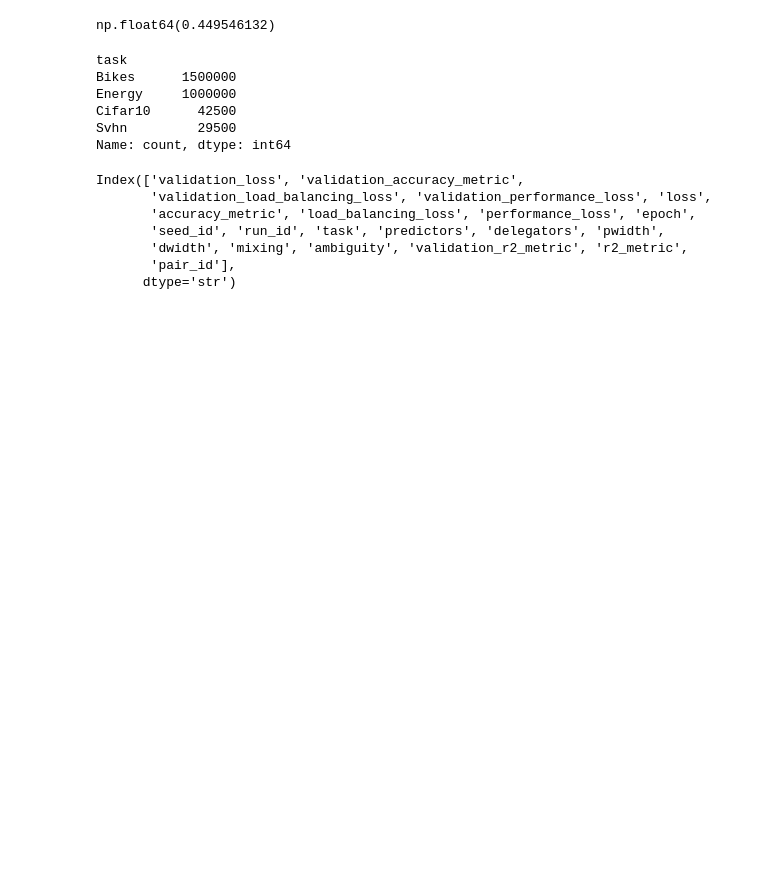
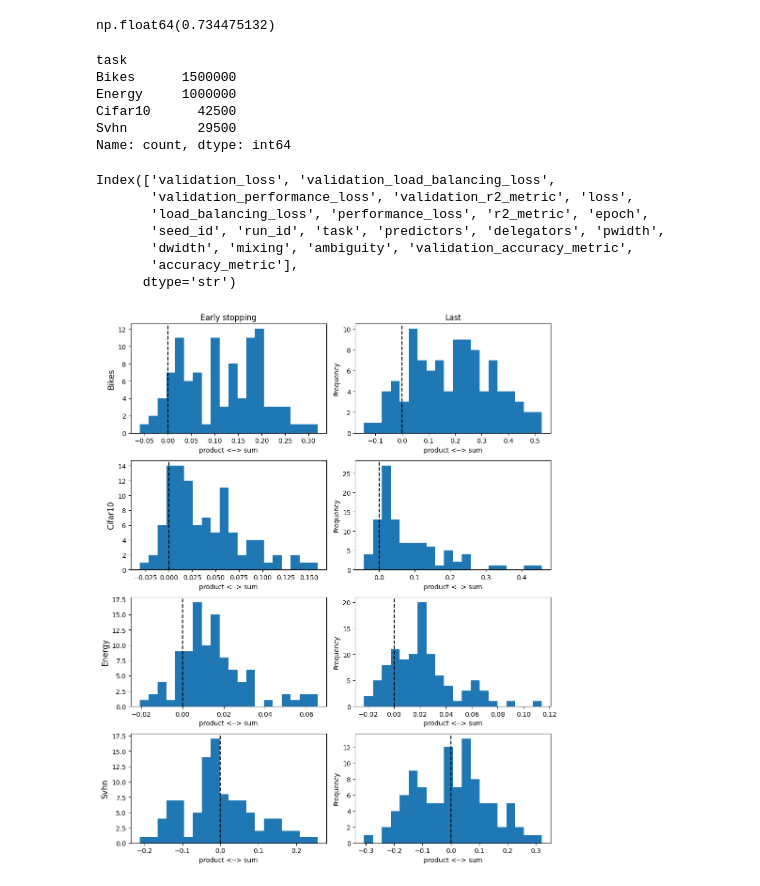
Before and after one commit to viktorvesely/liquid, a Jupyter notebook: liquid_jax/experiment_aggregation.ipynb, the cells around one changed output. Cells and saved outputs as stored; diff of their text form; code cells hidden in the pictures; blank space fills up the shorter version.

```diff
--- a/liquid_jax/experiment_aggregation.ipynb
+++ b/liquid_jax/experiment_aggregation.ipynb
@@ -6,13 +6,14 @@ import pandas as pd
 import numpy as np
 
 
-run_dir = Path(".").resolve() / "runs" / "runs"
+run_dir = Path(".").resolve() / "runs"
+
 
 names = [
-    "exp_aggregation_2cfc479f91_Cifar10_20260813_133545",
-    "exp_aggregation_8c335602d9_Bikes_20260813_133545",
-    "exp_aggregation_69d1eb6cc3_Energy_20260813_133545",
-    "exp_aggregation_5641dde028_Svhn_20260813_133545",
+    "exp_aggregation_2ae9865c86_Bikes_20260817_131836",
+    "exp_aggregation_6ba3a8c889_Svhn_20260817_131836",
+    "exp_aggregation_97e9f1e345_Cifar10_20260817_131836",
+    "exp_aggregation_63536f9c1b_Energy_20260817_131836",
 ]
 
 
@@ -121,7 +124,7 @@ Index(['validation_loss', 'validation_accuracy_metric',
 # %%
 df.memory_usage().sum() / 1_000_000_000
 # %% [output]
-np.float64(0.449546132)
+np.float64(0.734475132)
 # %%
 df["task"].value_counts()
 # %% [output]
@@ -141,14 +151,19 @@ metric_col = "validation_accuracy_metric"
 # %%
 cifar.columns
 # %% [output]
-Index(['validation_loss', 'validation_accuracy_metric',
-       'validation_load_balancing_loss', 'validation_performance_loss', 'loss',
-       'accuracy_metric', 'load_balancing_loss', 'performance_loss', 'epoch',
+Index(['validation_loss', 'validation_load_balancing_loss',
+       'validation_performance_loss', 'validation_r2_metric', 'loss',
+       'load_balancing_loss', 'performance_loss', 'r2_metric', 'epoch',
        'seed_id', 'run_id', 'task', 'predictors', 'delegators', 'pwidth',
-       'dwidth', 'mixing', 'ambiguity', 'validation_r2_metric', 'r2_metric',
-       'pair_id'],
+       'dwidth', 'mixing', 'ambiguity', 'validation_accuracy_metric',
+       'accuracy_metric'],
       dtype='str')
 # %%
+from typing import Literal
+
+from matplotlib import pyplot as plt
+
+
 def pair_up(single_task: pd.DataFrame, n_in_pair: int = 2):
 
     if n_in_pair < 1:
@@ -185,33 +200,74 @@ def pair_up(single_task: pd.DataFrame, n_in_pair: int = 2):
         bad = inconsistent.index[inconsistent].tolist()
         raise ValueError(f"Pairs contain inconsistent exp_vars: {bad}")
 
     return df.reset_index(drop=True)
 
 def select_last(single_task: pd.DataFrame):
     return (
         single_task
         .sort_values(["run_id", "epoch"])
         .groupby("run_id")
         .tail(1)
     )
 
 def select_early_stopping(single_task: pd.DataFrame):
     idx = single_task.groupby("run_id")[loss_col].idxmin()
     return single_task.loc[idx].copy()
 
 def pivot_to_metrics(paired: pd.DataFrame, *cols: str):
 
     cols = list(cols)
 
     if len(cols) == 0:
         cols = [loss_col]
 
     if len(cols) == 1:
         cols = cols[0]
 
     return pd.pivot(paired, index="pair_id", columns="mixing", values=cols)
 
 
-paired_early_cifar = cifar.pipe(select_early_stopping).pipe(pair_up).pipe(lambda df: pivot_to_metrics(df, loss_col, "epoch"))
-paired_last_cifar = cifar.pipe(select_last).pipe(pair_up).pipe(pivot_to_metrics)
+def plot_relative_diff(pivot: pd.DataFrame, ax, out: Literal["loss", "metric"] = "loss"):
+
+    if out == "loss":
+        agg_product = pivot["product"]
+        agg_sum = pivot["sum"]
+
+        relative_diff = (agg_product - agg_sum) / (
+            (agg_product.abs() + agg_sum.abs()) / 2
+        )
+
+        relative_diff.plot.hist(bins=20, ax=ax)
+        ax.set_xlabel("product <--> sum")
+
+    elif out == "metric":
+        agg_product = pivot["product"]
+        agg_sum = pivot["sum"]
+
+        diff = (agg_product - agg_sum)
+
+        diff.plot.hist(bins=20, ax=ax)
+        ax.set_xlabel("sum <--> product")
+
+
+fig, axs = plt.subplots(4, 2, figsize=(10, 12))
+
+axs[0, 0].set_title("Early stopping")
+axs[0, 1].set_title("Last")
+
+for i_task, (task, task_df) in enumerate(df.groupby("task")):
+
+    axl, axr = axs[i_task, :]
+
+    task_df.pipe(select_early_stopping).pipe(pair_up).pipe(pivot_to_metrics).pipe(lambda df: plot_relative_diff(df, axl))
+    task_df.pipe(select_last).pipe(pair_up).pipe(pivot_to_metrics).pipe(lambda df: plot_relative_diff(df, axr))
+
+    axl.axvline(0, color="black", linestyle="dashed")
+    axr.axvline(0, color="black", linestyle="dashed")
+
+    axl.set_ylabel(task, fontsize=12)
+
+fig.tight_layout()
+# %% [output]
+[figure, added]
 # %%
```
Also changed, not shown: parts of 19 cells of this notebook, 2 other files.
